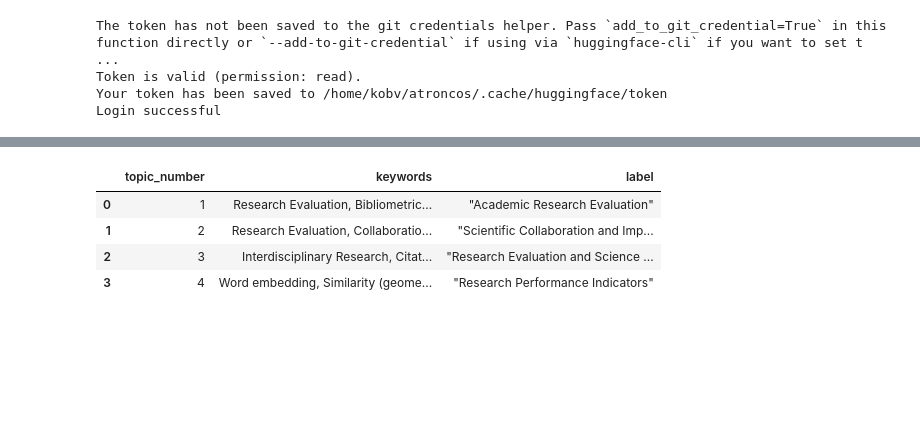
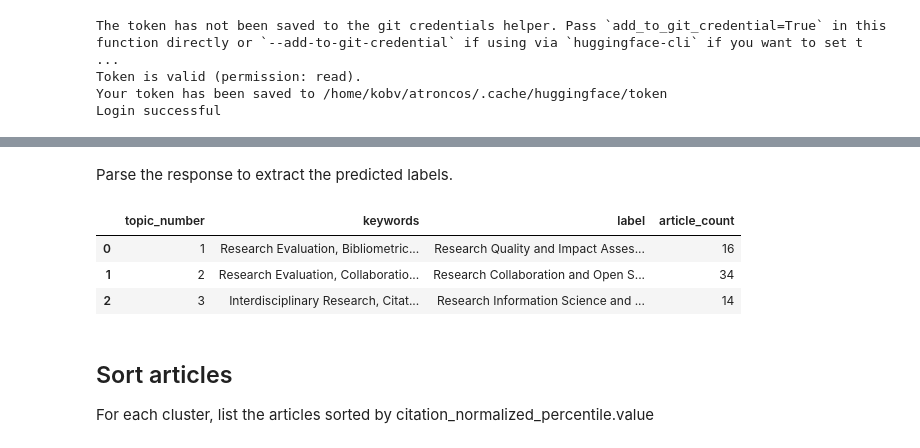
Before and after one commit to aot29/topic_network_graphs, a Jupyter notebook: 02_HClustering.ipynb, the cells around one changed output, grey strips where cells are left out. Saved outputs shown, nothing was run; the diff lists cells and outputs as text; code cells hidden in the pictures; blank space fills up the shorter version.

Commit message:
Cluster labels using Llama

```diff
--- a/02_HClustering.ipynb
+++ b/02_HClustering.ipynb
@@ -167,16 +183,3 @@ class Llama(Promptable, Manegeable):
         # release GPU memory
         gc.collect()  # explicitly call garbage collector
         torch.cuda.empty_cache()
-# %%
-CATEGORY = "Bibliometric Analysis and Research Evaluation"  # primary topic of dataset from OpenAlex
-
-topic_nums = []  # the numervcal identifeir of the topic, as given by clustering
-topic_keywords = []  # the keywords for each topic
-labels = []  # the labe predicted by the LLM
-with Llama() as model:
-    for topic_num,terms in topics.items():
-        topic_nums.append(topic_num)
-        topic_keywords.append(terms)
-        label = model.predict_label(CATEGORY, terms)
-        labels.append(label)
-labels_df = pd.DataFrame.from_dict({'topic_number':topic_nums, 'keywords':topic_keywords, 'label':labels})
@@ -188,0 +186,19 @@ Setting `pad_token_id` to `eos_token_id`:128001 for open-end generation.
+# %%
+CATEGORY = "Bibliometric Analysis and Research Evaluation"  # primary topic of dataset from OpenAlex
+
+topic_nums = []  # the numervcal identifeir of the topic, as given by clustering
+topic_keywords = []  # the keywords for each topic
+labels = []  # the labe predicted by the LLM
+system_msg = f"You are an AI assistant specialised in {CATEGORY}"
+user_msg = f"""
+    What short, concise and human-readable labels best describe the topics characterised by these terms?
+    Output one label for each of the {len(topics)} topics.
+    Make each label as different as possible from the other labels.
+    """
+with Llama() as model:
+    for topic_num,terms in topics.items():
+        topic_nums.append(topic_num)
+        topic_keywords.append(terms)
+        user_msg += f"Topic {topic_num}: {terms}. "
+    response = model.predict_label(system_msg, user_msg)
+print(response)
@@ -189,8 +218,22 @@ Setting `pad_token_id` to `eos_token_id`:128001 for open-end generation.
+# %% [markdown]
+Parse the response to extract the predicted labels.
+# %%
+labels = []
+for line in response.split('\n'):
+    if len(line) > 0 and "Topic" in line:
+        label = line.split(':')[-1].strip().strip('"').strip('**')
+        labels.append(label)
 # %%
-labels_df.sort_values('topic_number', ignore_index=True)
+labels_df = pd.DataFrame.from_dict({'topic_number':topic_nums, 'keywords':topic_keywords})  # make a dataframe from topic number and keywords
+labels_df.sort_values('topic_number', ignore_index=True, inplace=True)  # sort by topic number
+labels_df['label'] = labels # add the labels (which are sorted by topic number in the LLM response)
+labels_df['article_count'] = clean_df.groupby('cluster_label').size().values  # add article counts
+labels_df
 # %% [output]
-|  | topic_number | keywords | label |
-| 0 | 1 | Research Evaluation, Bibliometric... | "Academic Research Evaluation" |
-| 1 | 2 | Research Evaluation, Collaboratio... | "Scientific Collaboration and Imp... |
-| 2 | 3 | Interdisciplinary Research, Citat... | "Research Evaluation and Science ... |
-| 3 | 4 | Word embedding, Similarity (geome... | "Research Performance Indicators" |
+|  | topic_number | keywords | label | article_count |
+| 0 | 1 | Research Evaluation, Bibliometric... | Research Quality and Impact Asses... | 16 |
+| 1 | 2 | Research Evaluation, Collaboratio... | Research Collaboration and Open S... | 34 |
+| 2 | 3 | Interdisciplinary Research, Citat... | Research Information Science and ... | 14 |
+# %% [markdown]
+## Sort articles
+For each cluster, list the articles sorted by citation_normalized_percentile.value
```
Also changed, not shown: parts of 8 cells of this notebook, 1 other file.
